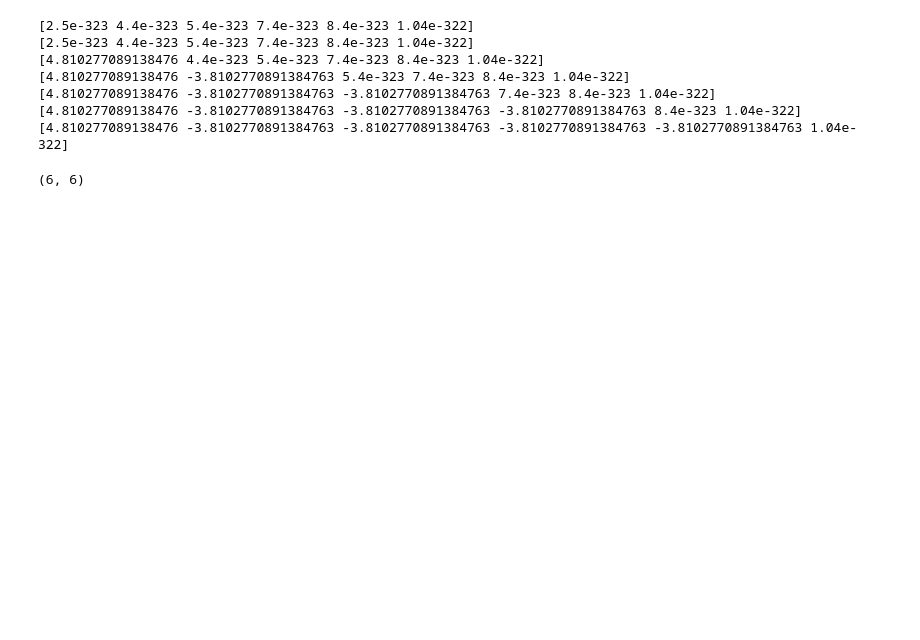
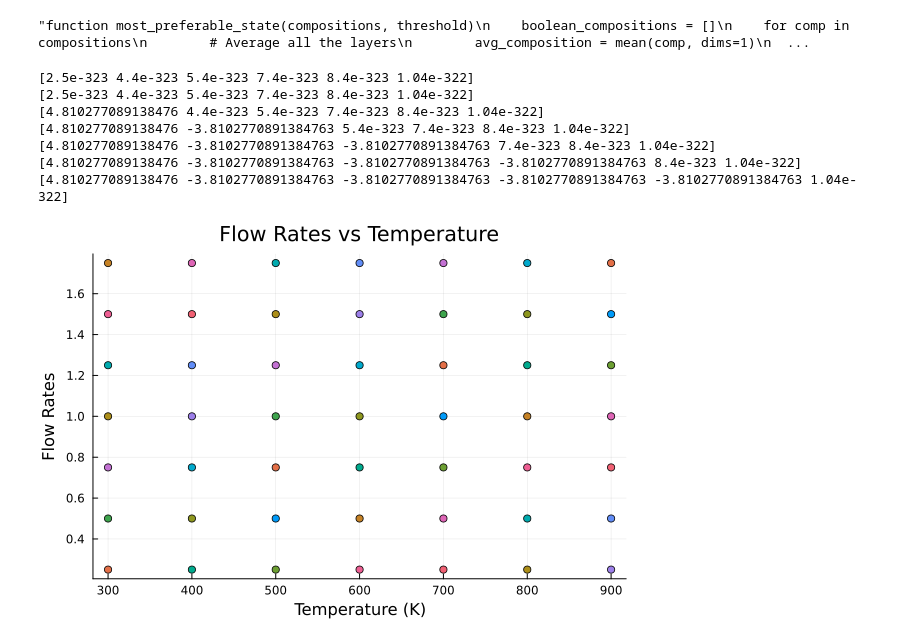
Before and after one commit to ACME-group-CMU/ArrheniusModel, a Jupyter notebook: new5phases.ipynb, the cells around one changed output. Saved outputs shown, nothing was run; the diff lists cells and outputs as text; code cells hidden in the pictures; blank space fills up the shorter version.

```diff
--- a/new5phases.ipynb
+++ b/new5phases.ipynb
@@ -129,3 +215,19 @@ Any["β", "κ", "α", "β", "β", "β", "β"]
+# %%
+"""
+function most_preferable_state(compositions, threshold)
+    boolean_compositions = []
+    for comp in compositions
+        # Average all the layers
+        avg_composition = mean(comp, dims=1)
+        # True if greater than threshold
+        boolean_composition = avg_composition .> threshold
+        push!(boolean_compositions, boolean_composition)
+    end
+    return boolean_compositions
+end
+"""
+# %% [output]
+"function most_preferable_state(compositions, threshold)\n    boolean_compositions = []\n    for comp in compositions\n        # Average all the layers\n        avg_composition = mean(comp, dims=1)\n  ...
 # %%
 existing_layers = [1.0 0.0 0.0 0.0 0.0 0.0]
 new_layers = similar(existing_layers)
@@ -152,7 +254,20 @@ end
 [4.810277089138476 -3.8102770891384763 -3.8102770891384763 7.4e-323 8.4e-323 1.04e-322]
 [4.810277089138476 -3.8102770891384763 -3.8102770891384763 -3.8102770891384763 8.4e-323 1.04e-322]
 [4.810277089138476 -3.8102770891384763 -3.8102770891384763 -3.8102770891384763 -3.8102770891384763 1.04e-322]
-# %%
-println(size(Ea_values))
-# %% [output]
-(6, 6)
+# %%
+using Plots
+
+T_range = 300:100:900
+flow_rates = 0.25:0.25:1.75
+
+p = scatter([], [], xlabel="Temperature (K)", ylabel="Flow Rates", title="Flow Rates vs Temperature", legend=false)  # Create an empty scatter plot
+
+for T in T_range
+    for rate in flow_rates
+        scatter!(p, [T], [rate])  # Add a point to the scatter plot for each combination of T and rate
+    end
+end
+
+p  # Display the scatter plot
+# %% [output]
+[figure, added]
```
Also changed, not shown: parts of 6 cells of this notebook, 2 other files.
